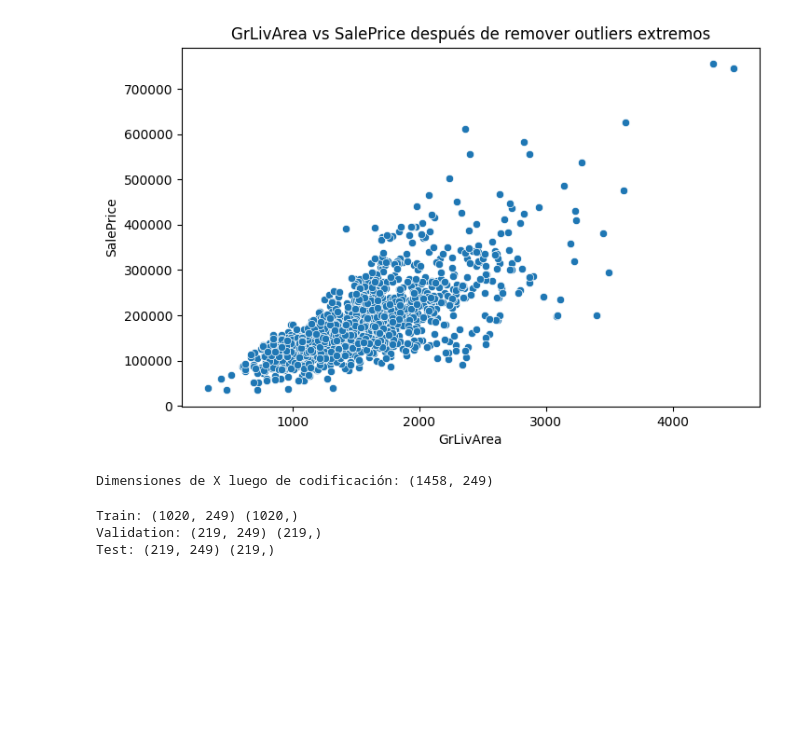
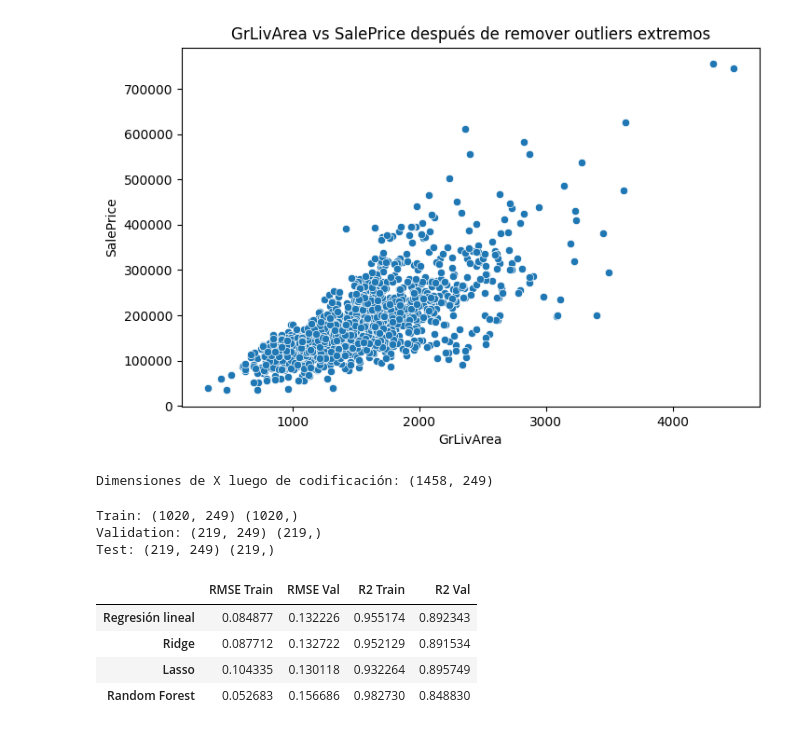
Before and after one commit to TerePainecura/TRABAJO-HOUSE-PRICES-ml, a Jupyter notebook: house_prices.ipynb, the cells around one changed output. Saved outputs shown, nothing was run; the diff lists cells and outputs as text; code cells hidden in the pictures; blank space fills up the shorter version.

```diff
--- a/house_prices.ipynb
+++ b/house_prices.ipynb
@@ -286,0 +268,46 @@ Test: (219, 249) (219,)
+# %%
+## 22. Modelos de Machine Learning
+
+from sklearn.linear_model import LinearRegression, Ridge, Lasso
+from sklearn.ensemble import RandomForestRegressor
+from sklearn.metrics import mean_squared_error, r2_score
+import numpy as np
+import pandas as pd
+
+# Definir modelos
+models = {
+    "Regresión lineal": LinearRegression(),
+    "Ridge": Ridge(alpha=1.0),
+    "Lasso": Lasso(alpha=0.001),
+    "Random Forest": RandomForestRegressor(n_estimators=100, random_state=42)
+}
+
+results = {}
+
+# Entrenamiento y evaluación
+for name, model in models.items():
+    model.fit(X_train, y_train)
+
+    y_pred_train = model.predict(X_train)
+    y_pred_val = model.predict(X_val)
+
+    rmse_train = np.sqrt(mean_squared_error(y_train, y_pred_train))
+    rmse_val = np.sqrt(mean_squared_error(y_val, y_pred_val))
+    r2_train = r2_score(y_train, y_pred_train)
+    r2_val = r2_score(y_val, y_pred_val)
+
+    results[name] = {
+        "RMSE Train": rmse_train,
+        "RMSE Val": rmse_val,
+        "R2 Train": r2_train,
+        "R2 Val": r2_val
+    }
+
+results_df = pd.DataFrame(results).T
+results_df
+# %% [output]
+|  | RMSE Train | RMSE Val | R2 Train | R2 Val |
+| Regresión lineal | 0.084877 | 0.132226 | 0.955174 | 0.892343 |
+| Ridge | 0.087712 | 0.132722 | 0.952129 | 0.891534 |
+| Lasso | 0.104335 | 0.130118 | 0.932264 | 0.895749 |
+| Random Forest | 0.052683 | 0.156686 | 0.982730 | 0.848830 |
```
Also changed, not shown: parts of 10 cells of this notebook.
